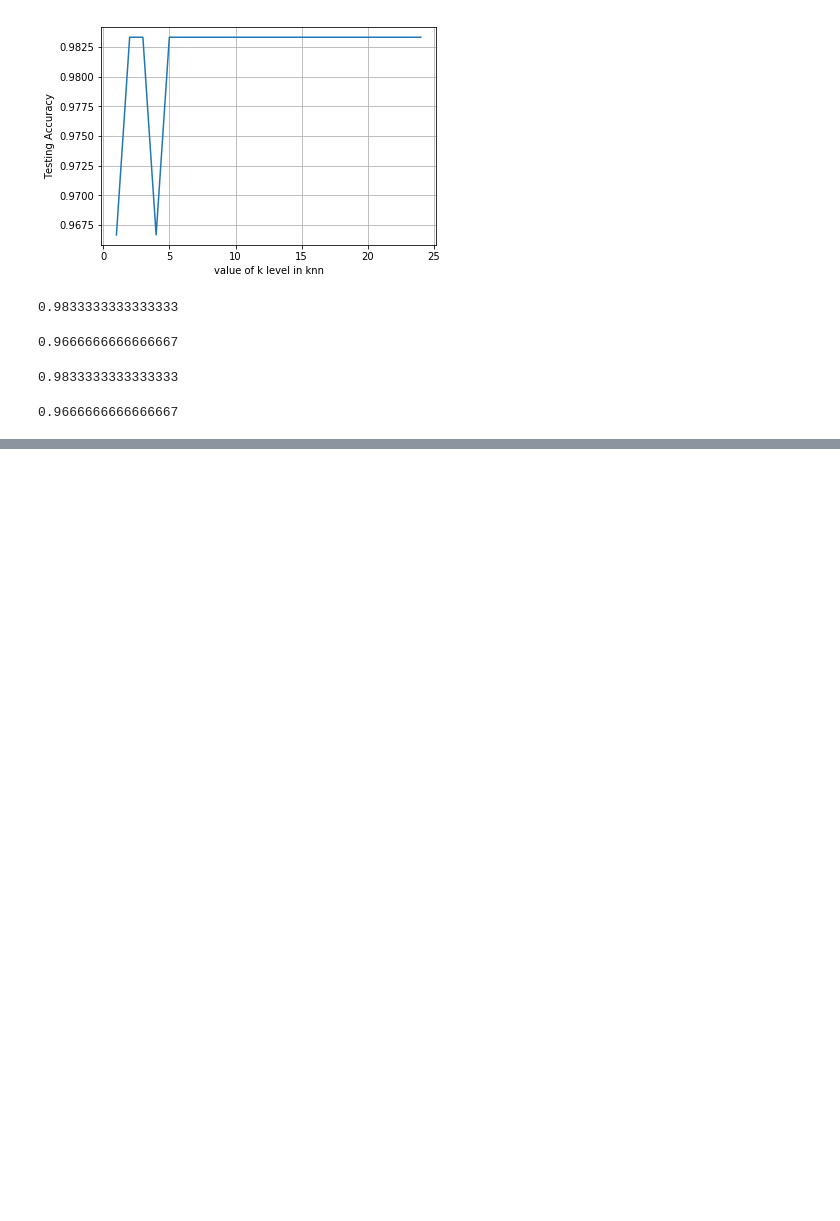
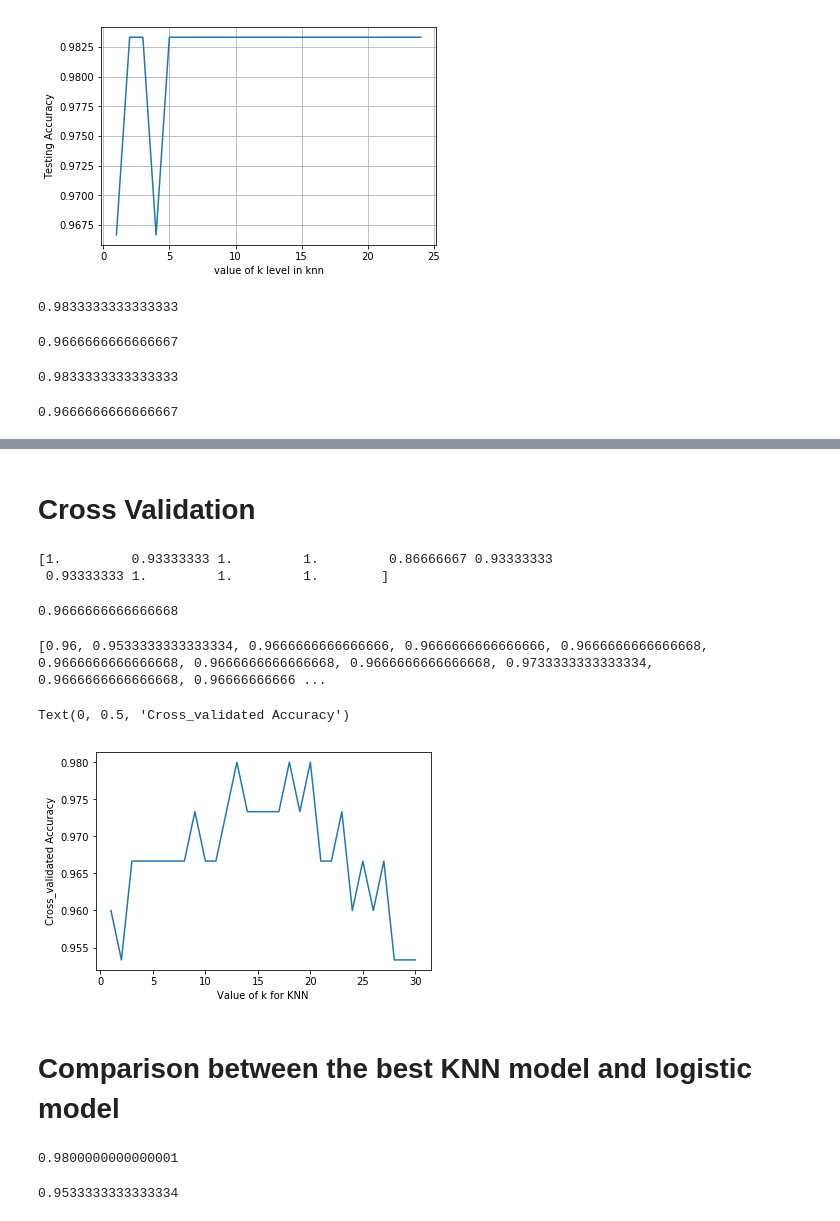
Before and after one commit to MROHOMAN/Iris-Data, a Jupyter notebook: Iris-dataset.ipynb, the cells around one changed output, grey strips where cells are left out. Drawn from its saved outputs; the diff is of its cells as text; code cells hidden in the pictures; blank space fills up the shorter version.

Commit message:
Added K-fold cross-validation

```diff
--- a/Iris-dataset.ipynb
+++ b/Iris-dataset.ipynb
@@ -225,0 +232,24 @@ print(metrics.accuracy_score(y_test,y_pred))
+# %% [markdown]
+# Cross Validation
+# %%
+from sklearn.model_selection import cross_val_score
+knn=KNeighborsClassifier(n_neighbors=5)
+scores=cross_val_score(knn,X,y,cv=10,scoring='accuracy') #Here cv=10 means 10(recommended) fold cross validation.
+print(scores)
+# %% [output]
+[1.         0.93333333 1.         1.         0.86666667 0.93333333
+ 0.93333333 1.         1.         1.        ]
+# %%
+print(scores.mean())
+# %% [output]
+0.9666666666666668
+# %%
+k_range=range(1,31)
+k_scores=[]
+for k in k_range:
+    knn=KNeighborsClassifier(n_neighbors=k)
+    scores=cross_val_score(knn,X,y,cv=10,scoring='accuracy')
+    k_scores.append(scores.mean())
+print(k_scores)
+# %% [output]
+[0.96, 0.9533333333333334, 0.9666666666666666, 0.9666666666666666, 0.9666666666666668, 0.9666666666666668, 0.9666666666666668, 0.9666666666666668, 0.9733333333333334, 0.9666666666666668, 0.96666666666 ...
@@ -225,0 +258,9 @@ print(metrics.accuracy_score(y_test,y_pred))
+# %%
+import matplotlib.pyplot as plt
+%matplotlib inline
+plt.plot(k_range,k_scores)
+plt.xlabel('Value of k for KNN')
+plt.ylabel('Cross_validated Accuracy')
+# %% [output]
+Text(0, 0.5, 'Cross_validated Accuracy')
+[figure, added]
@@ -225,0 +271,19 @@ print(metrics.accuracy_score(y_test,y_pred))
+# %% [markdown]
+# Comparison between the best KNN model and logistic model
+# %%
+from sklearn.model_selection import cross_val_score
+knn=KNeighborsClassifier(n_neighbors=20)
+scores=cross_val_score(knn,X,y,cv=10,scoring='accuracy') #Here cv=10 means 10(recommended) fold cross validation.
+print(scores.mean())
+# %% [output]
+0.9800000000000001
+# %%
+# import warnings filter
+from warnings import simplefilter
+# ignore all future warnings
+simplefilter(action='ignore', category=FutureWarning)
+from sklearn.linear_model import LogisticRegression
+lr=LogisticRegression()
+print(cross_val_score(lg,X,y,cv=10,scoring='accuracy').mean())
+# %% [output]
+0.9533333333333334
```
Also changed, not shown: parts of 6 cells of this notebook.
